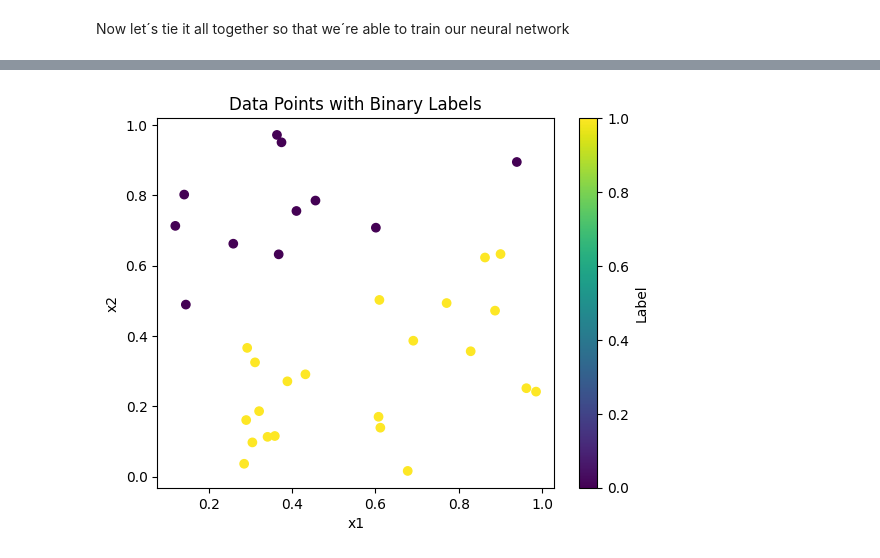
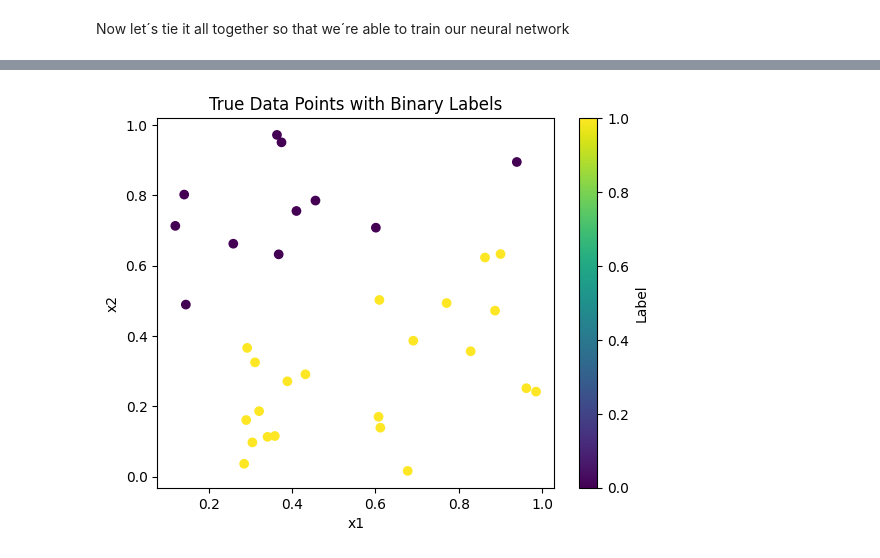
Before and after one commit to SCdoesCODE/neural_network, a Jupyter notebook: notebooks/neural_network_from_scratch_general.ipynb, the cells around one changed output, grey strips where cells are left out. Cells and saved outputs as stored; diff of their text form; code cells hidden in the pictures.

```diff
--- a/notebooks/neural_network_from_scratch_general.ipynb
+++ b/notebooks/neural_network_from_scratch_general.ipynb
@@ -267,10 +271,10 @@ plt.show()
 # %%
 #plot actual
 plt.scatter(X_test[:, 0], X_test[:, 1], c=y_test, cmap='viridis')
 plt.xlabel('x1')
 plt.ylabel('x2')
-plt.title('Data Points with Binary Labels')
+plt.title('True Data Points with Binary Labels')
 plt.colorbar(label='Label')
 plt.show()
 # %% [output]
-[figure, old version]
+[figure, new version]
```
Also changed, not shown: parts of 6 cells of this notebook.
